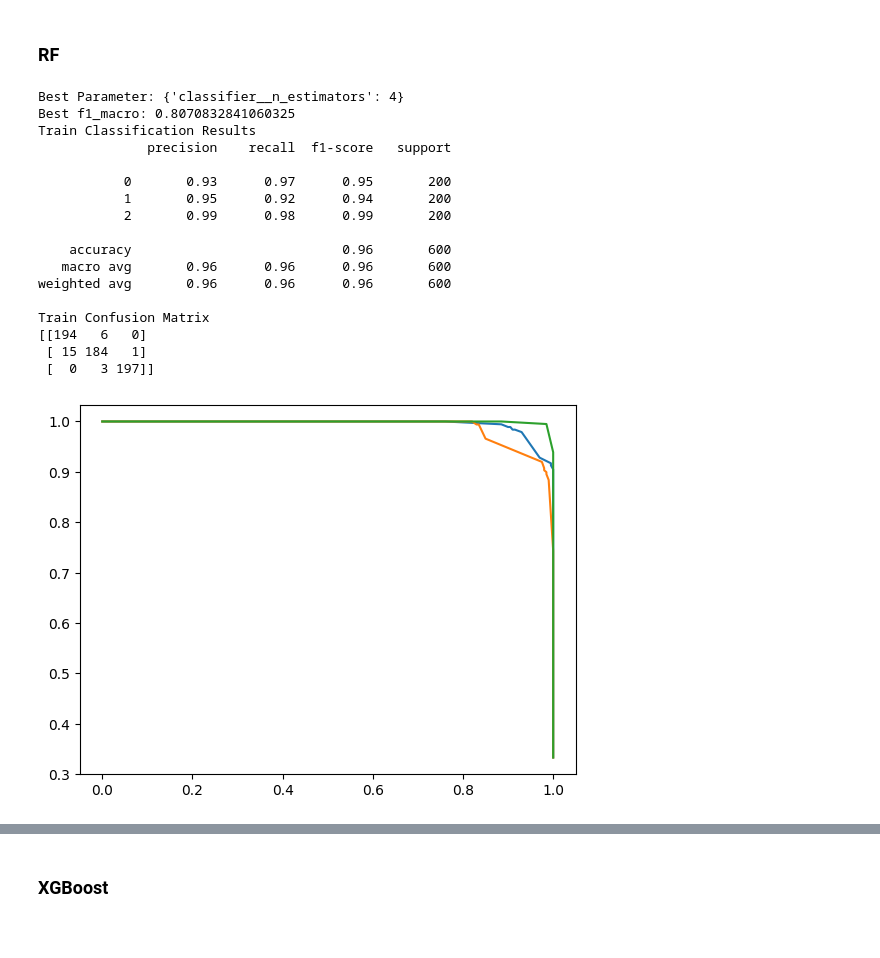
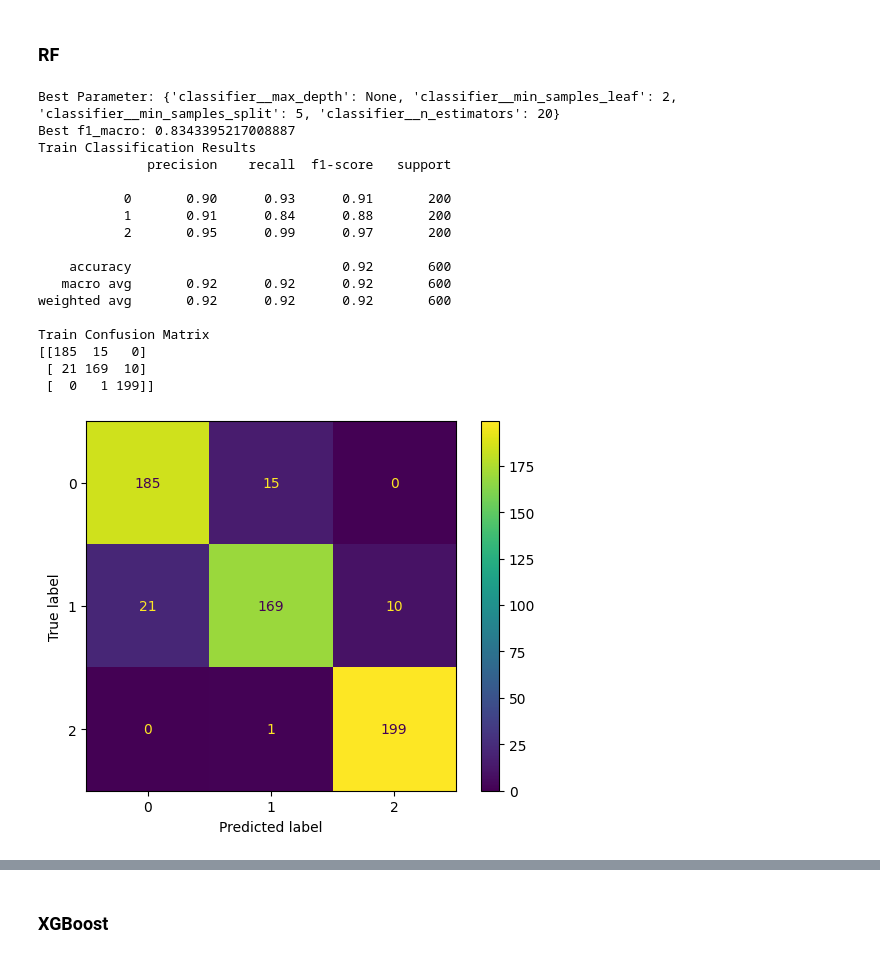
Before and after one commit to dhsiehcode/573_project, a Jupyter notebook: models.ipynb, the cells around one changed output, grey strips where cells are left out. Drawn from its saved outputs; the diff is of its cells as text; code cells hidden in the pictures.

Commit message:
model with results

```diff
--- a/models.ipynb
+++ b/models.ipynb
@@ -112,11 +77,10 @@ pipeline_two = Pipeline([
      ('classifier', RandomForestClassifier())
 ])
 param_grid = {
-    #'classifier__n_estimators': [4, 8, 16, 20],
-    #'classifier__max_depth': [None, 4, 8, 16],
-    #'classifier__min_samples_split': [2, 5, 10],
-    #'classifier__min_samples_leaf': [2, 4, 6]
-    'classifier__n_estimators': [4]
+    'classifier__n_estimators': [4, 8, 16, 20],
+    'classifier__max_depth': [None, 4, 8, 16],
+    'classifier__min_samples_split': [2, 5, 10],
+    'classifier__min_samples_leaf': [2, 4, 6]
 }
 
 def make_model(model,param_grid,scoring,X_train,Y_train):
@@ -135,44 +99,46 @@ def evaluate_classifier(model,X_train,Y_train,X_test,Y_test):
     train_proba = model.predict_proba(X_train)
 
     print("Train Classification Results")
     print(classification_report(Y_train,train_prediction))
 
-    print("Train Confusion Matrix")
-    print(confusion_matrix(Y_train, train_prediction))
+    disp = ConfusionMatrixDisplay(confusion_matrix=confusion_matrix(Y_train, train_prediction),display_labels= model.classes_)
+    disp.plot()
+    plt.show()
 
     precision = {}
     recall = {}
 
     for i in range(len(labels)):
 
         precision[i], recall[i], _ = precision_recall_curve(Y_train.to_numpy(), train_proba[:, labels[i]], pos_label=labels[i])
         plt.plot(recall[i], precision[i], label = f'price bin {labels[i]}')
 
     plt.xlabel('Recall')
     plt.ylabel('Precision')
     plt.legend(loc = 'best')
+    plt.title('PR Curve')
     plt.show()
 
 
 model_decision_tree = make_model(pipeline_two,param_grid,'f1_macro',X_resampled,y_resampled)
 
 evaluate_classifier(model_decision_tree,X_resampled,y_resampled,X_test,y_test)
 # %% [output]
-Best Parameter: {'classifier__n_estimators': 4}
-Best f1_macro: 0.8070832841060325
+Best Parameter: {'classifier__max_depth': None, 'classifier__min_samples_leaf': 2, 'classifier__min_samples_split': 5, 'classifier__n_estimators': 20}
+Best f1_macro: 0.8343395217008887
 Train Classification Results
               precision    recall  f1-score   support
 
-           0       0.93      0.97      0.95       200
-           1       0.95      0.92      0.94       200
-           2       0.99      0.98      0.99       200
+           0       0.90      0.93      0.91       200
+           1       0.91      0.84      0.88       200
+           2       0.95      0.99      0.97       200
 
-    accuracy                           0.96       600
-   macro avg       0.96      0.96      0.96       600
-weighted avg       0.96      0.96      0.96       600
+    accuracy                           0.92       600
+   macro avg       0.92      0.92      0.92       600
+weighted avg       0.92      0.92      0.92       600
 
 Train Confusion Matrix
-[[194   6   0]
- [ 15 184   1]
- [  0   3 197]]
+[[185  15   0]
+ [ 21 169  10]
+ [  0   1 199]]
-[figure, old version]
+[figure, new version]
```
Also changed, not shown: parts of 11 cells of this notebook.
